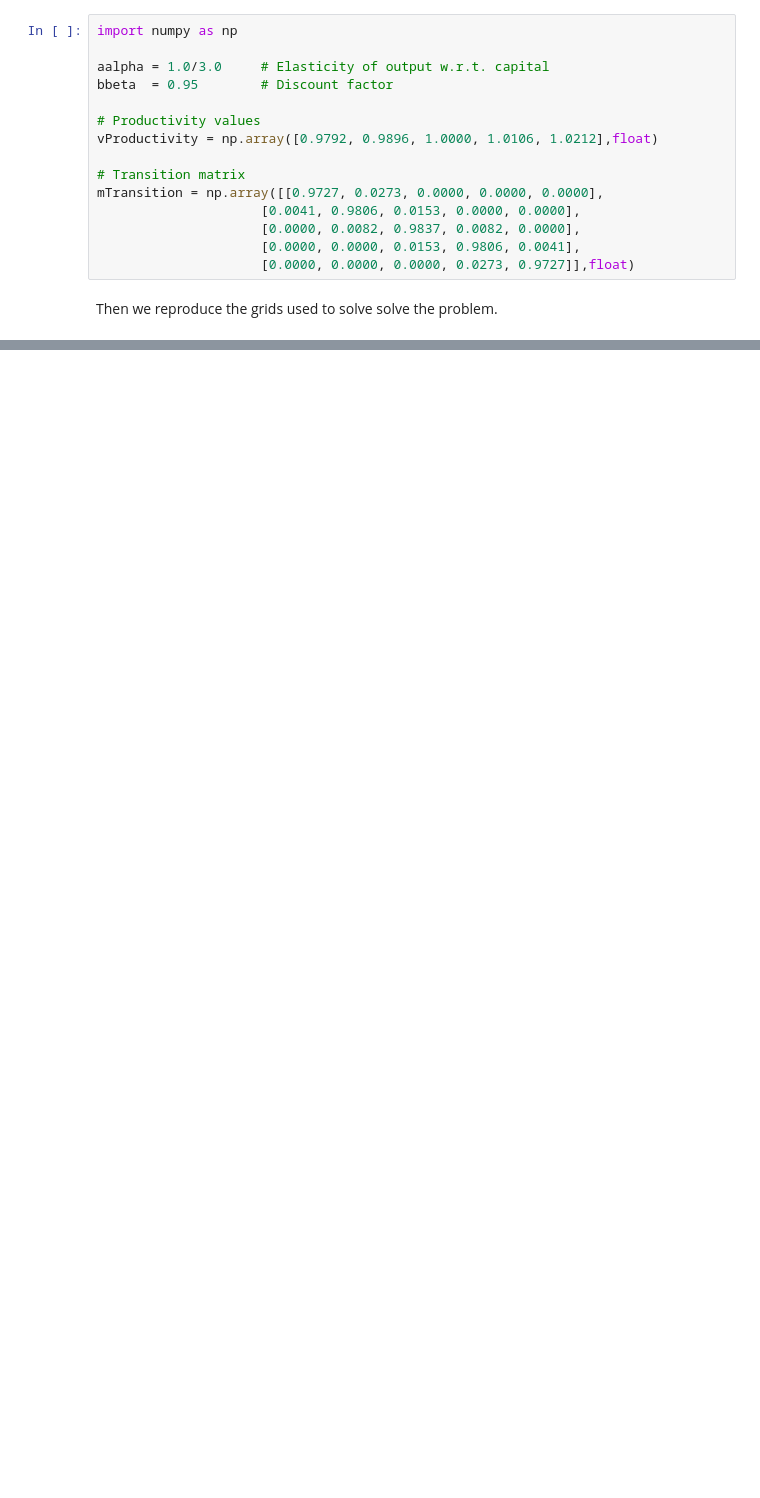
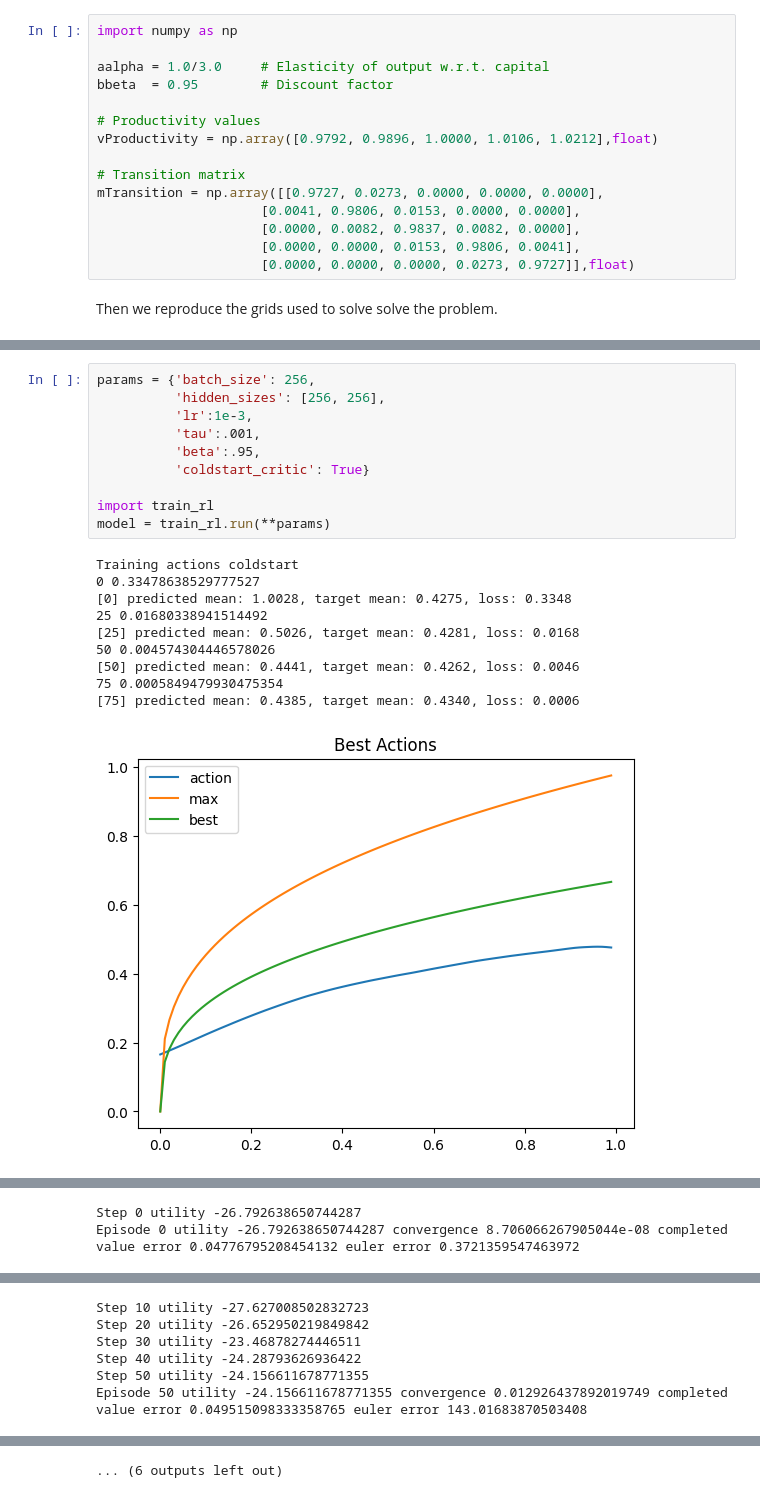
Before and after one commit to ygreif/bellmansrevenge, a Jupyter notebook: Deep Q Learning in Macroeconomics.ipynb, the cells around one changed output, grey strips where cells are left out. Drawn from its saved outputs; the diff is of its cells as text; blank space fills up the shorter version.

```diff
--- a/Deep Q Learning in Macroeconomics.ipynb
+++ b/Deep Q Learning in Macroeconomics.ipynb
@@ -163,0 +319,21 @@ We can now apply value iteration on arbritary points
+# %%
+params = {'batch_size': 256,
+          'hidden_sizes': [256, 256],
+          'lr':1e-3,
+          'tau':.001,
+          'beta':.95,
+          'coldstart_critic': True}
+
+import train_rl
+model = train_rl.run(**params)
+# %% [output]
+Training actions coldstart
+0 0.33478638529777527
+[0] predicted mean: 1.0028, target mean: 0.4275, loss: 0.3348
+25 0.01680338941514492
+[25] predicted mean: 0.5026, target mean: 0.4281, loss: 0.0168
+50 0.004574304446578026
+[50] predicted mean: 0.4441, target mean: 0.4262, loss: 0.0046
+75 0.0005849479930475354
+[75] predicted mean: 0.4385, target mean: 0.4340, loss: 0.0006
+[figure, added]
@@ -163,0 +345,2 @@ We can now apply value iteration on arbritary points
+Step 0 utility -26.792638650744287
+Episode 0 utility -26.792638650744287 convergence 8.706066267905044e-08 completed value error 0.04776795208454132 euler error 0.3721359547463972
@@ -163,0 +350,6 @@ We can now apply value iteration on arbritary points
+Step 10 utility -27.627008502832723
+Step 20 utility -26.652950219849842
+Step 30 utility -23.46878274446511
+Step 40 utility -24.28793626936422
+Step 50 utility -24.156611678771355
+Episode 50 utility -24.156611678771355 convergence 0.012926437892019749 completed value error 0.049515098333358765 euler error 143.01683870503408
@@ -163,0 +358 @@ We can now apply value iteration on arbritary points
+... (6 outputs left out)
```
Also changed, not shown: parts of 21 cells of this notebook, 5 other files.
